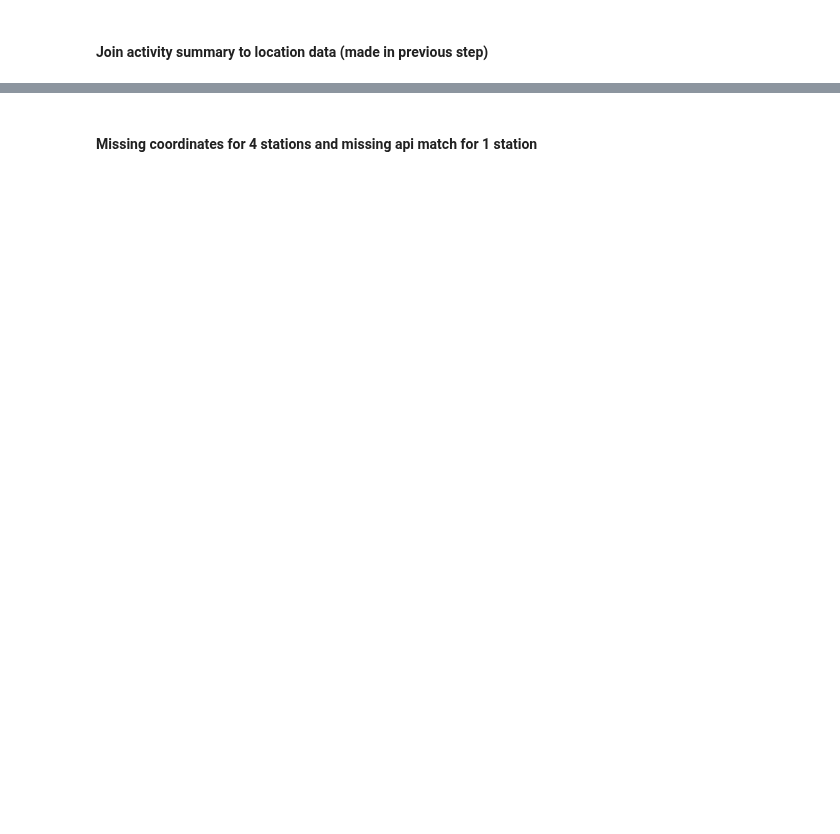
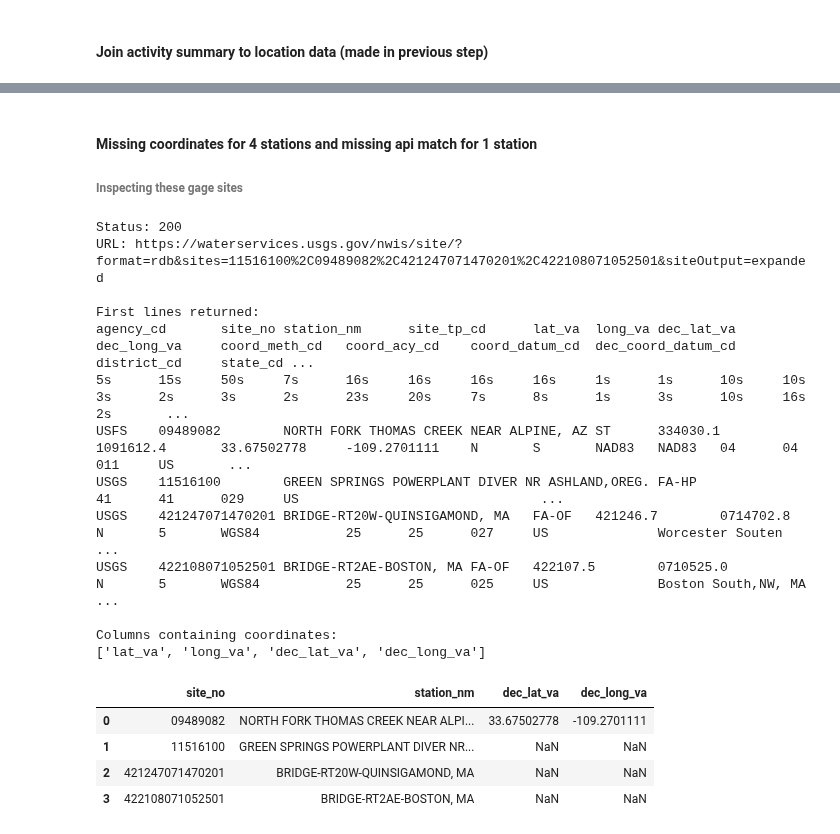
Before and after one commit to SophiaMeyers/USGS-Gages-Research, a Jupyter notebook: notebooks/261021-01_explore_usgs_gages.ipynb, the cells around one changed output, grey strips where cells are left out. Drawn from its saved outputs; the diff is of its cells as text; code cells hidden in the pictures; blank space fills up the shorter version.

```diff
--- a/notebooks/261021-01_explore_usgs_gages.ipynb
+++ b/notebooks/261021-01_explore_usgs_gages.ipynb
@@ -652,3 +600,82 @@ Output saved to: C:\Users\sophi\Documents\GitHub\USGS-Gages-Research\data\interm
 | 4 | 05474500 | Mississippi River at Keokuk, IA | Iowa | 40.393655 | -91.374318 | 143 | 1879 | ... |
 # %% [markdown]
 #### Missing coordinates for 4 stations and missing api match for 1 station
+###### Inspecting these gage sites
+# %%
+missing_sites = ["11516100", "09489082", "421247071470201", "422108071052501"]
+
+url = "https://waterservices.usgs.gov/nwis/site/"
+
+params = {
+    "format": "rdb",
+    "sites": ",".join(missing_sites),
+    "siteOutput": "expanded"
+}
+
+response = requests.get(url, params=params, timeout=60)
+
+print("Status:", response.status_code)
+print("URL:", response.url)
+
+if response.status_code == 200:
+    lines = [
+        line for line in response.text.splitlines()
+        if not line.startswith("#")
+        and line.strip()
+    ]
+
+    print("\nFirst lines returned:")
+    print("\n".join(lines[:8]))
+
+    # RDB files have two header lines before the data
+    from io import StringIO
+
+    rdb_lines = [
+        line for line in response.text.splitlines()
+        if not line.startswith("#") and line.strip()
+    ]
+
+    if len(rdb_lines) >= 3:
+        site_data = pd.read_csv(
+            StringIO("\n".join(rdb_lines)),
+            sep="\t",
+            dtype=str,
+            skiprows=[1]
+        )
+
+        print("\nColumns containing coordinates:")
+        print([
+            col for col in site_data.columns
+            if "lat" in col.lower() or "long" in col.lower()
+        ])
+
+        display(site_data[[
+            col for col in [
+                "site_no",
+                "station_nm",
+                "dec_lat_va",
+                "dec_long_va"
+            ]
+            if col in site_data.columns
+        ]])
+else:
+    print(response.text[:1000])
+# %% [output]
+Status: 200
+URL: https://waterservices.usgs.gov/nwis/site/?format=rdb&sites=11516100%2C09489082%2C421247071470201%2C422108071052501&siteOutput=expanded
+
+First lines returned:
+agency_cd       site_no station_nm      site_tp_cd      lat_va  long_va dec_lat_va      dec_long_va     coord_meth_cd   coord_acy_cd    coord_datum_cd  dec_coord_datum_cd      district_cd     state_cd ...
+5s      15s     50s     7s      16s     16s     16s     16s     1s      1s      10s     10s     3s      2s      3s      2s      23s     20s     7s      8s      1s      3s      10s     16s     2s       ...
+USFS    09489082        NORTH FORK THOMAS CREEK NEAR ALPINE, AZ ST      334030.1        1091612.4       33.67502778     -109.2701111    N       S       NAD83   NAD83   04      04      011     US       ...
+USGS    11516100        GREEN SPRINGS POWERPLANT DIVER NR ASHLAND,OREG. FA-HP                                                                   41      41      029     US                               ...
+USGS    421247071470201 BRIDGE-RT20W-QUINSIGAMOND, MA   FA-OF   421246.7        0714702.8                       N       5       WGS84           25      25      027     US              Worcester Souten ...
+USGS    422108071052501 BRIDGE-RT2AE-BOSTON, MA FA-OF   422107.5        0710525.0                       N       5       WGS84           25      25      025     US              Boston South,NW, MA      ...
+
+Columns containing coordinates:
+['lat_va', 'long_va', 'dec_lat_va', 'dec_long_va']
+|  | site_no | station_nm | dec_lat_va | dec_long_va |
+| 0 | 09489082 | NORTH FORK THOMAS CREEK NEAR ALPI... | 33.67502778 | -109.2701111 |
+| 1 | 11516100 | GREEN SPRINGS POWERPLANT DIVER NR... | NaN | NaN |
+| 2 | 421247071470201 | BRIDGE-RT20W-QUINSIGAMOND, MA | NaN | NaN |
+| 3 | 422108071052501 | BRIDGE-RT2AE-BOSTON, MA | NaN | NaN |
```
Also changed, not shown: parts of 16 cells of this notebook, 5 other files.
